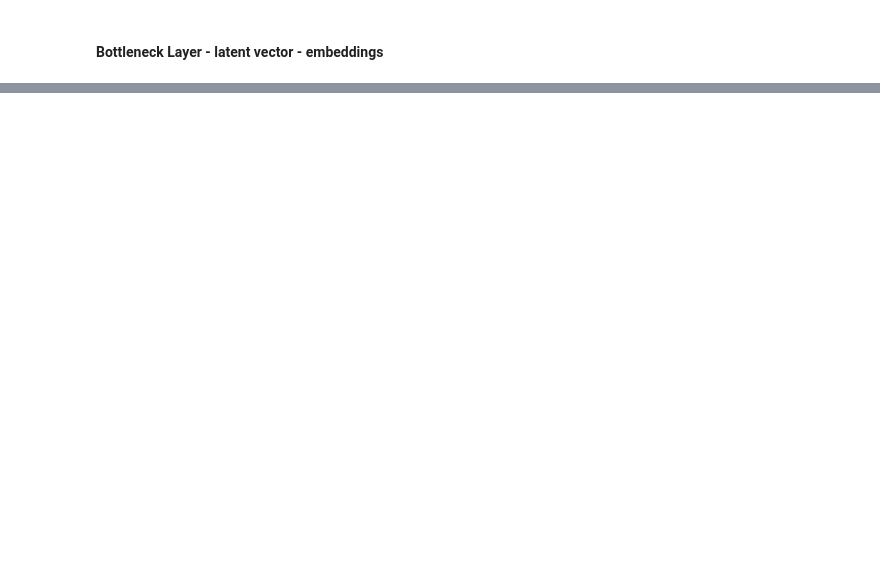
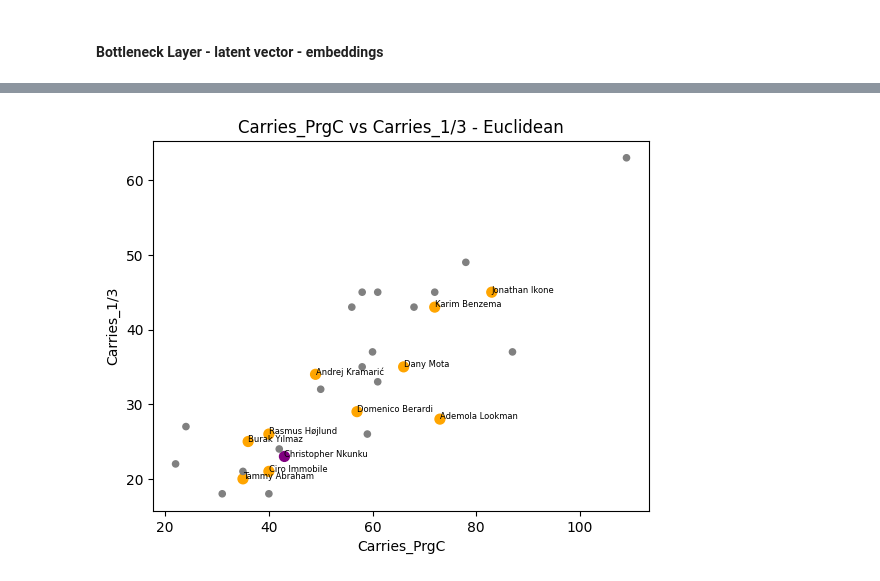
Before and after one commit to allorenz/football-player-similarity, a Jupyter notebook: src/weighted_autoencoder.ipynb, the cells around one changed output, grey strips where cells are left out. Cells and saved outputs as stored; diff of their text form; code cells hidden in the pictures; blank space fills up the shorter version.

```diff
--- a/src/weighted_autoencoder.ipynb
+++ b/src/weighted_autoencoder.ipynb
@@ -201,0 +246,10 @@ top_k_similar_players
+# %%
+top_k_similar_players_features_euclidean = utils.get_top_k_similar_players(
+    embeddings=embeddings,
+    query_index=795,
+    player_info=df,
+    top_k=30,
+    distance_metric='euclidean'
+)
+df_emphasized_features_euclidean = top_k_similar_players_features_euclidean[weight_dimension]
+df_emphasized_features_euclidean.head()
@@ -201,0 +273,6 @@ top_k_similar_players
+# %%
+utils.scatterplot_top_k(df_emphasized_features_euclidean, 'Carries_PrgC', 'Carries_1/3',
+                        num_labels=10, top_size=50, rest_size=20, fontsize=6,
+                        dist_measure='Euclidean')
+# %% [output]
+[figure, added]
```
Also changed, not shown: parts of 17 cells of this notebook, 2 other files.
